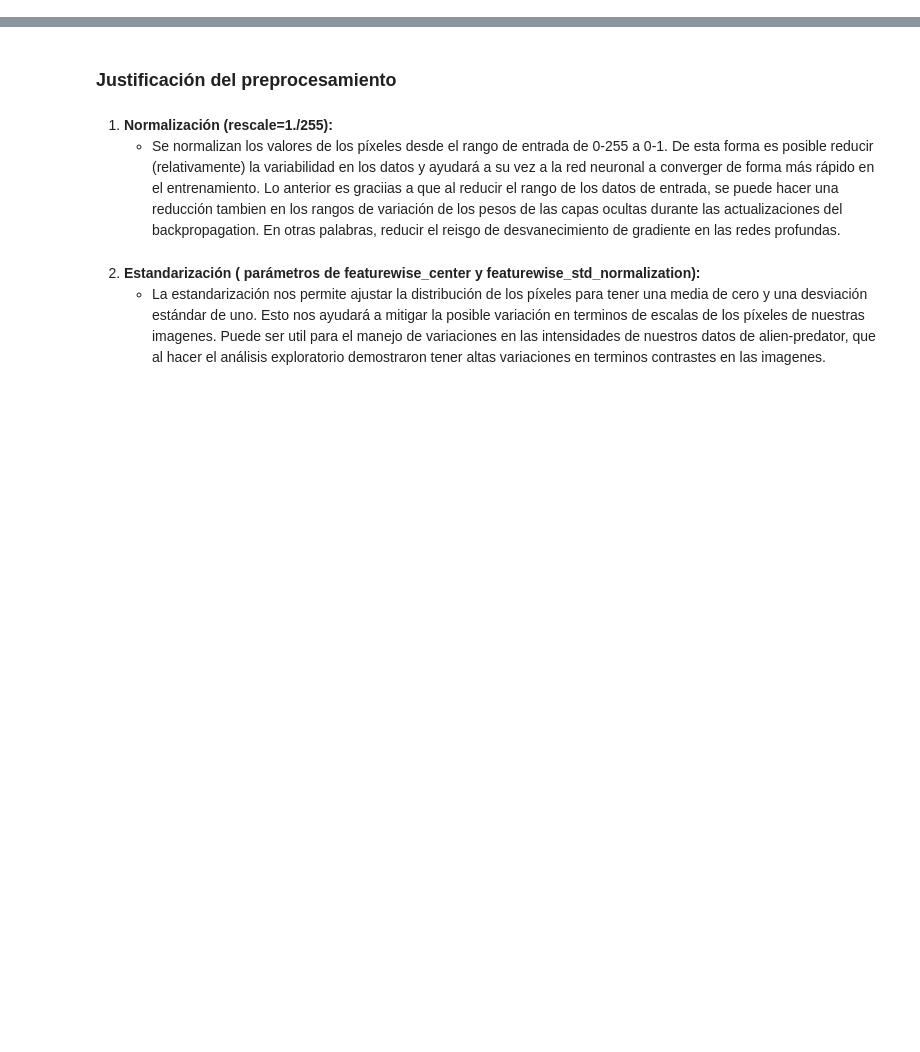
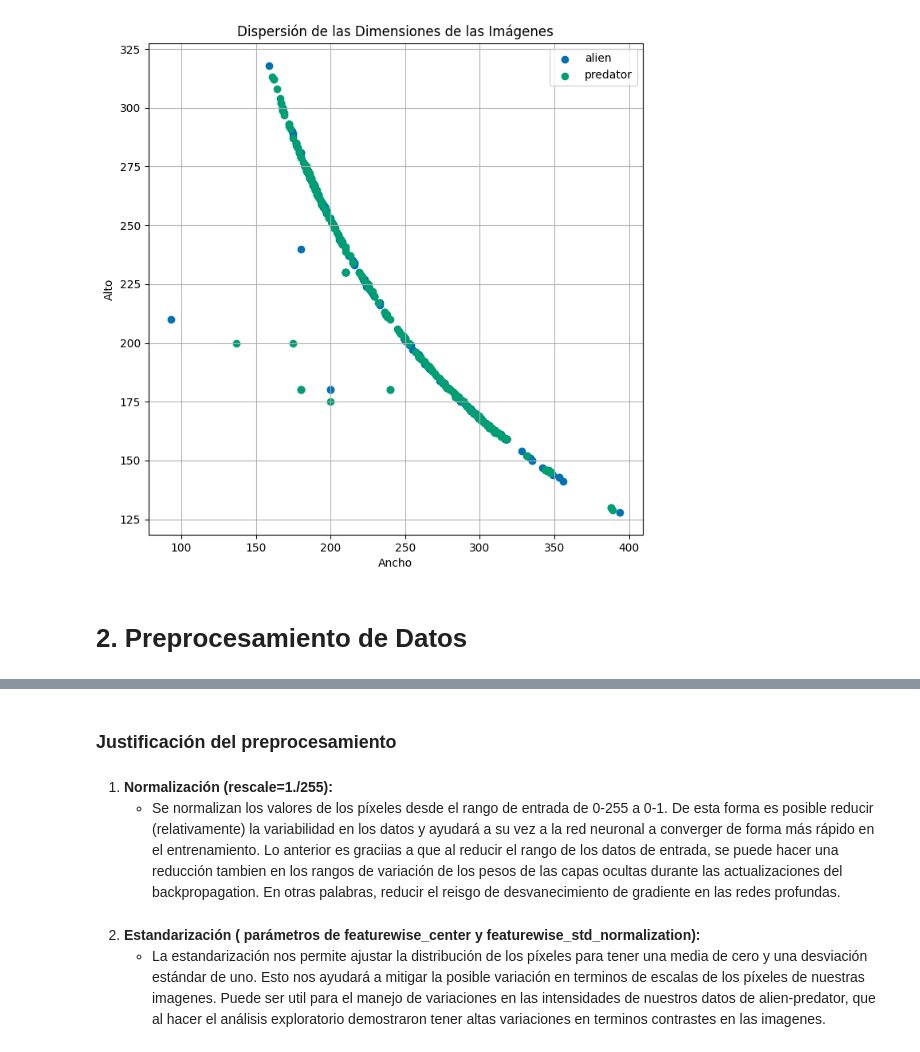
Before and after one commit to JeySeb/Vision_ML_Taller_3, a Jupyter notebook: MISIS4825_M&V2023_TALLER3.ipynb, the cells around one changed output, grey strips where cells are left out. Drawn from its saved outputs; the diff is of its cells as text; code cells hidden in the pictures; blank space fills up the shorter version.

```diff
--- a/MISIS4825_M&V2023_TALLER3.ipynb
+++ b/MISIS4825_M&V2023_TALLER3.ipynb
@@ -296,0 +171,34 @@ Found 200 validated image filenames belonging to 2 classes.
+# %%
+def plot_image_dimensions(data_dir):
+    widths = []
+    heights = []
+    labels = []
+
+    for class_dir in os.listdir(data_dir):
+        class_path = os.path.join(data_dir, class_dir)
+        if os.path.isdir(class_path):
+            for image_name in os.listdir(class_path):
+                image_path = os.path.join(class_path, image_name)
+                with Image.open(image_path) as img:
+                    w, h = img.size
+                    widths.append(w)
+                    heights.append(h)
+                    labels.append(class_dir)
+
+    plt.figure(figsize=(8, 8))
+    for label in set(labels):
+        idx = [i for i, x in enumerate(labels) if x == label]
+        plt.scatter([widths[i] for i in idx], [heights[i] for i in idx], label=label)
+
+    plt.title('Dispersión de las Dimensiones de las Imágenes')
+    plt.xlabel('Ancho')
+    plt.ylabel('Alto')
+    plt.legend()
+    plt.grid(True)
+    plt.show()
+
+plot_image_dimensions(data_train_directory)
+# %% [output]
+[figure, added]
+# %% [markdown]
+# 2. **Preprocesamiento de Datos**
```
Also changed, not shown: parts of 56 cells of this notebook.
